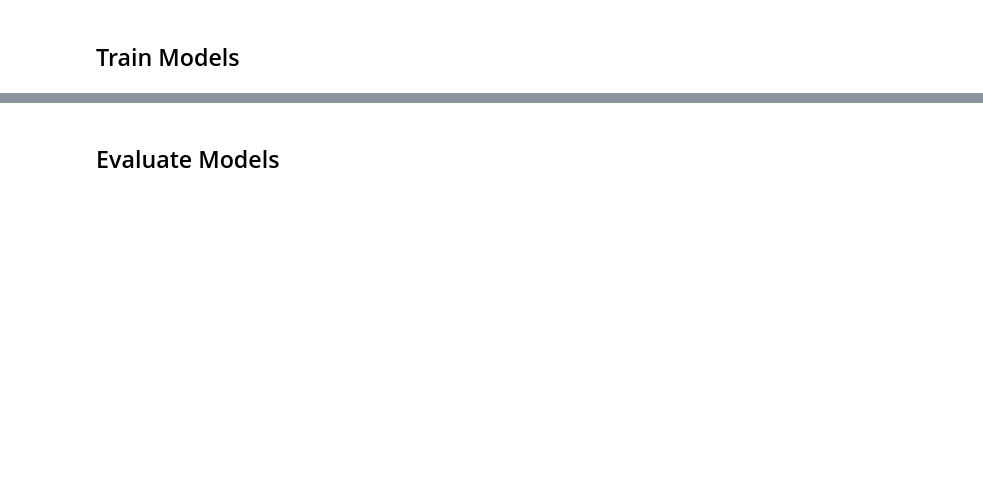
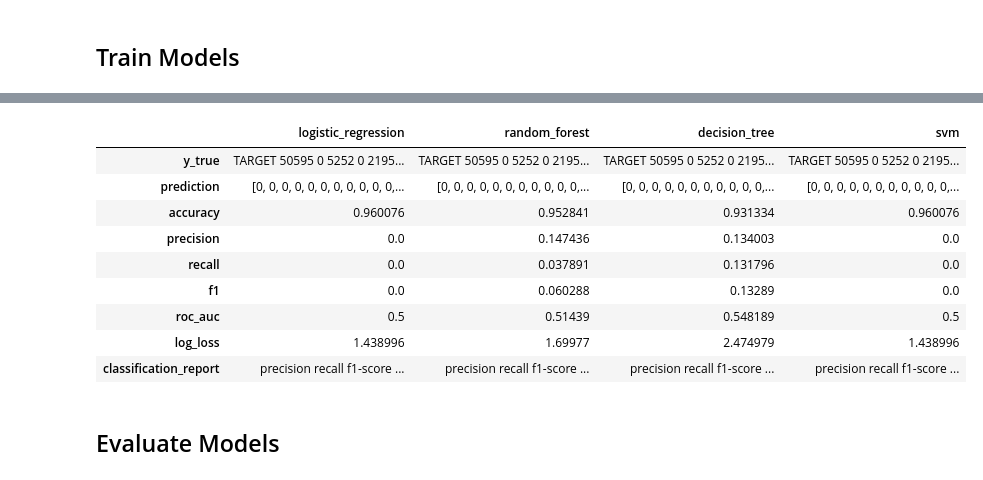
Before and after one commit to Martino93/Bank-Customer-Satisfaction-Classification, a Jupyter notebook: main.ipynb, the cells around one changed output, grey strips where cells are left out. Saved outputs shown, nothing was run; the diff lists cells and outputs as text; code cells hidden in the pictures; blank space fills up the shorter version.

```diff
--- a/main.ipynb
+++ b/main.ipynb
@@ -49,2 +145,20 @@ ml_model.model_performance()
+# %%
+import pandas as pd
+
+
+data = dict(ml_model.model_performance)
+df = pd.DataFrame(data)
+df
+# %% [output]
+|  | logistic_regression | random_forest | decision_tree | svm |
+| y_true | TARGET 50595 0 5252 0 2195... | TARGET 50595 0 5252 0 2195... | TARGET 50595 0 5252 0 2195... | TARGET 50595 0 5252 0 2195... |
+| prediction | [0, 0, 0, 0, 0, 0, 0, 0, 0, 0, 0,... | [0, 0, 0, 0, 0, 0, 0, 0, 0, 0, 0,... | [0, 0, 0, 0, 0, 0, 0, 0, 0, 0, 0,... | [0, 0, 0, 0, 0, 0, 0, 0, 0, 0, 0,... |
+| accuracy | 0.960076 | 0.952841 | 0.931334 | 0.960076 |
+| precision | 0.0 | 0.147436 | 0.134003 | 0.0 |
+| recall | 0.0 | 0.037891 | 0.131796 | 0.0 |
+| f1 | 0.0 | 0.060288 | 0.13289 | 0.0 |
+| roc_auc | 0.5 | 0.51439 | 0.548189 | 0.5 |
+| log_loss | 1.438996 | 1.69977 | 2.474979 | 1.438996 |
+| classification_report | precision recall f1-score ... | precision recall f1-score ... | precision recall f1-score ... | precision recall f1-score ... |
 # %% [markdown]
 ## Evaluate Models
```
Also changed, not shown: parts of 12 cells of this notebook, 1 other file.
